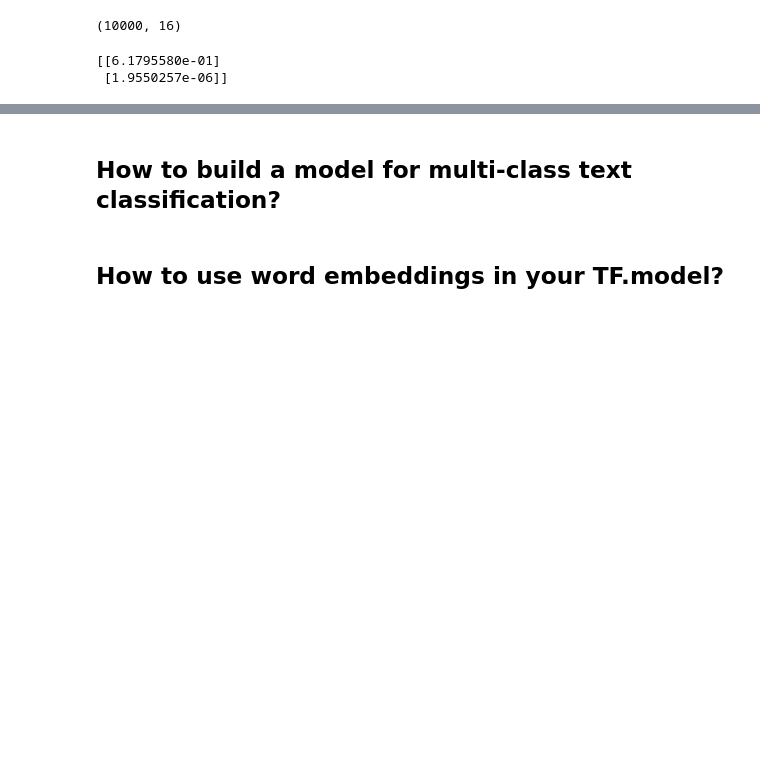
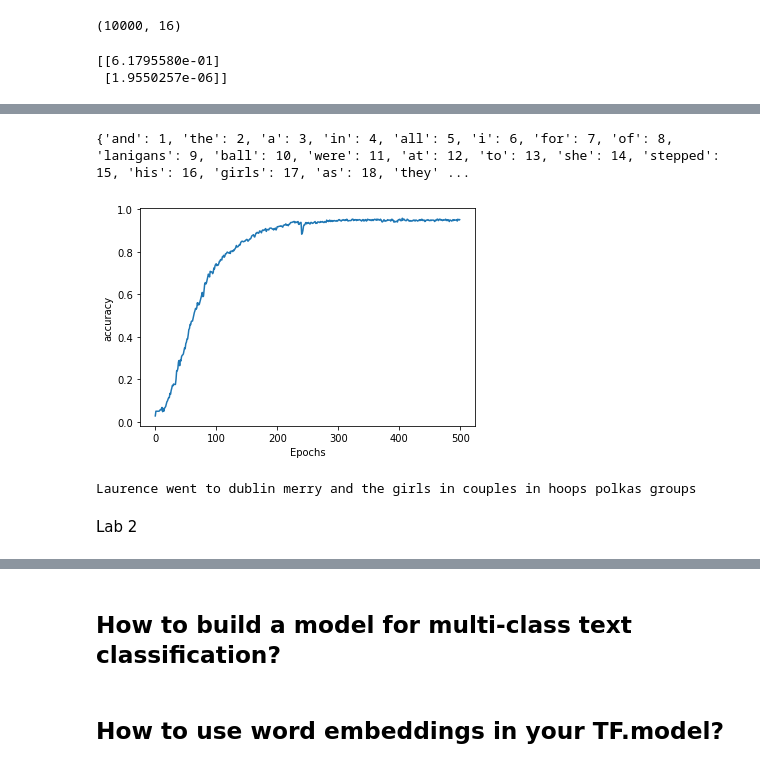
Before and after one commit to reneSalmon/Google_TensorFlow_Certificate, a Jupyter notebook: TensorFlow_Exam_practise.ipynb, the cells around one changed output, grey strips where cells are left out. Drawn from its saved outputs; the diff is of its cells as text; code cells hidden in the pictures; blank space fills up the shorter version.

Commit message:
song-text generation with NLP code added

```diff
--- a/TensorFlow_Exam_practise.ipynb
+++ b/TensorFlow_Exam_practise.ipynb
@@ -2954,0 +2979,16 @@ print(model.predict(padded))
+# %%
+input_sequences = []
+for line in corpus:
+	token_list = tokenizer.texts_to_sequences([line])[0]
+	for i in range(1, len(token_list)):
+		n_gram_sequence = token_list[:i+1]
+		input_sequences.append(n_gram_sequence)
+
+# pad sequences
+max_sequence_len = max([len(x) for x in input_sequences])
+input_sequences = np.array(pad_sequences(input_sequences, maxlen=max_sequence_len, padding='pre'))
+
+# create predictors and label
+xs, labels = input_sequences[:,:-1],input_sequences[:,-1] #sliceing sequences into inputs features and output features (label)
+
+ys = tf.keras.utils.to_categorical(labels, num_classes=total_words) #one-hot encode labels
@@ -2954,0 +3047,43 @@ print(model.predict(padded))
+# %%
+print(tokenizer.word_index)
+# %% [output]
+{'and': 1, 'the': 2, 'a': 3, 'in': 4, 'all': 5, 'i': 6, 'for': 7, 'of': 8, 'lanigans': 9, 'ball': 10, 'were': 11, 'at': 12, 'to': 13, 'she': 14, 'stepped': 15, 'his': 16, 'girls': 17, 'as': 18, 'they' ...
+# %%
+model = Sequential()
+model.add(Embedding(total_words, 64, input_length=max_sequence_len-1))
+model.add(Bidirectional(LSTM(20)))
+model.add(Dense(total_words, activation='softmax'))
+model.compile(loss='categorical_crossentropy', optimizer='adam', metrics=['accuracy'])
+history = model.fit(xs, ys, epochs=500, verbose=1)
+# %%
+import matplotlib.pyplot as plt
+
+
+def plot_graphs(history, string):
+  plt.plot(history.history[string])
+  plt.xlabel("Epochs")
+  plt.ylabel(string)
+  plt.show()
+# %%
+plot_graphs(history, 'accuracy')
+# %% [output]
+[figure, added]
+# %%
+seed_text = "Laurence went to dublin"
+next_words = 10
+
+for _ in range(next_words):
+	token_list = tokenizer.texts_to_sequences([seed_text])[0]
+	token_list = pad_sequences([token_list], maxlen=max_sequence_len-1, padding='pre')
+	predicted = np.argmax(model.predict(token_list), axis=-1)
+	output_word = ""
+	for word, index in tokenizer.word_index.items():
+		if index == predicted:
+			output_word = word
+			break
+	seed_text += " " + output_word
+print(seed_text)
+# %% [output]
+Laurence went to dublin merry and the girls in couples in hoops polkas groups
+# %% [markdown]
+Lab 2
```
Also changed, not shown: parts of 17 cells of this notebook.
